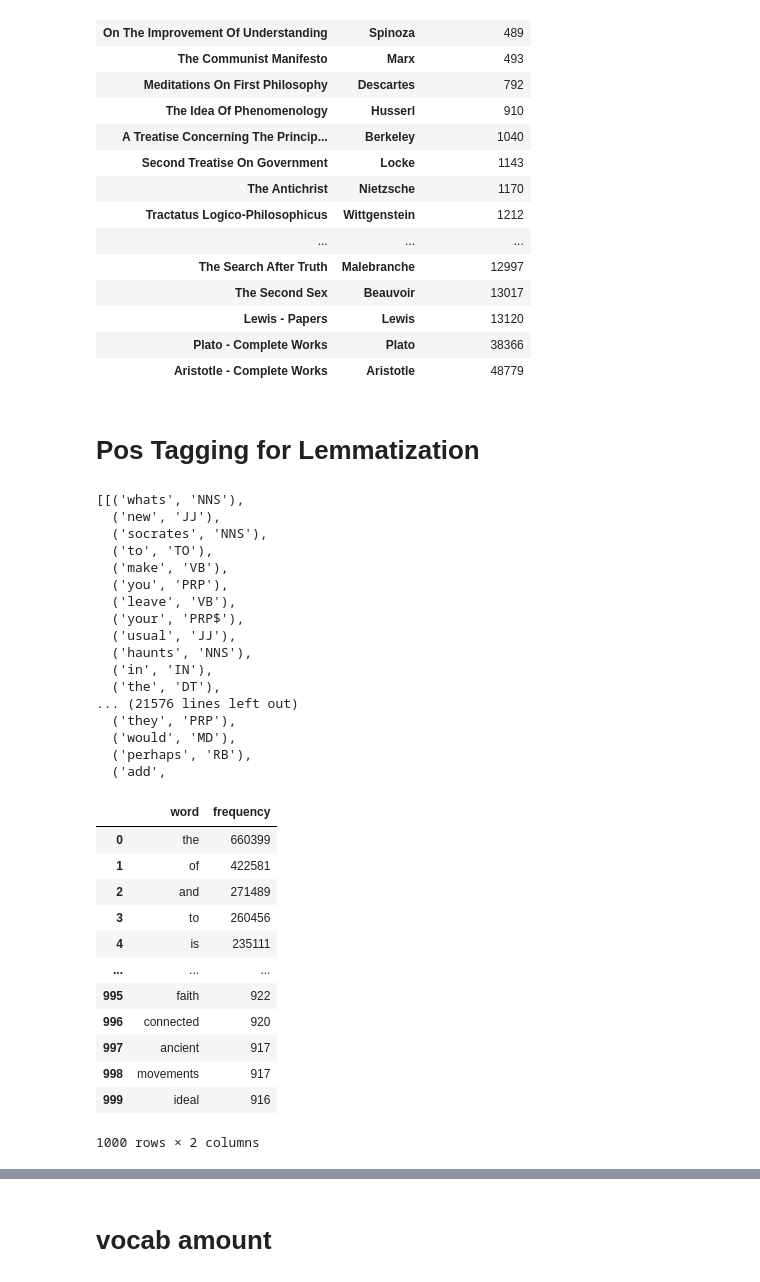
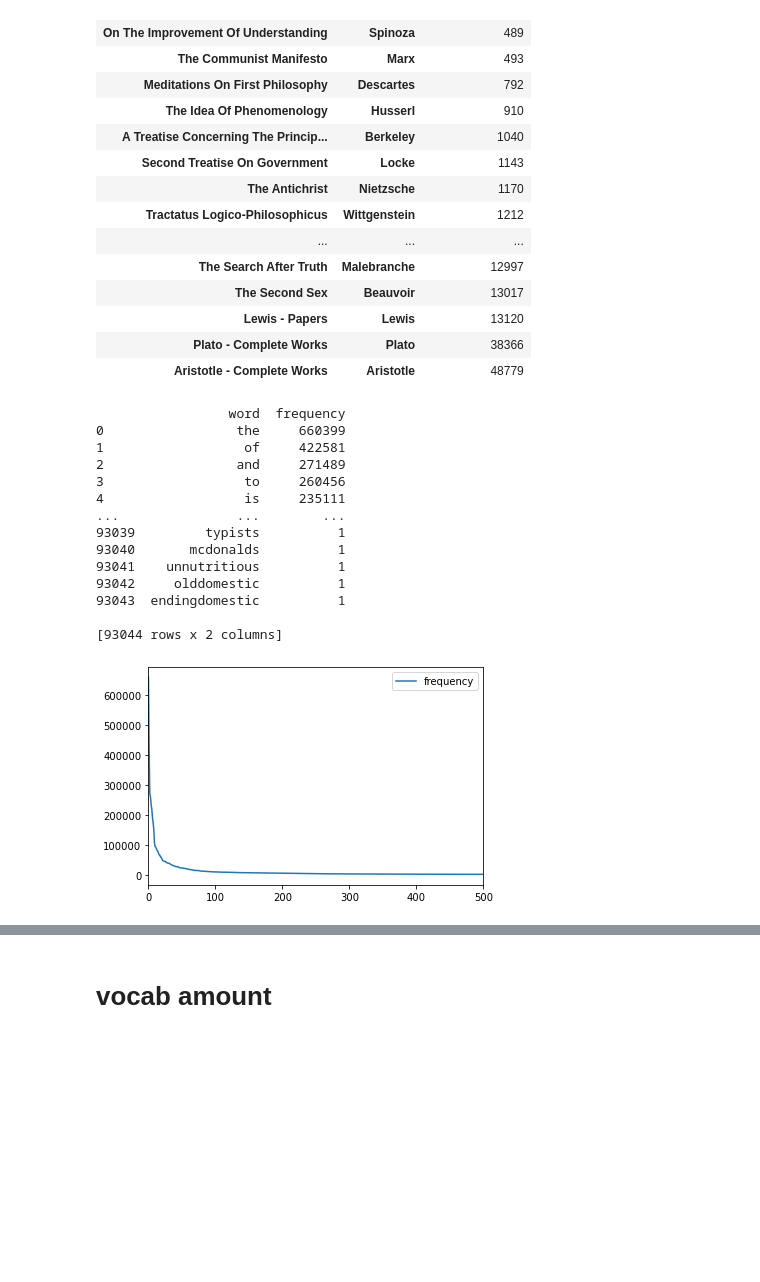
Before and after one commit to jacobacollins/History-of-Philosophy, a Jupyter notebook: Clustering-Model.ipynb, the cells around one changed output, grey strips where cells are left out. Cells and saved outputs as stored; diff of their text form; code cells hidden in the pictures; blank space fills up the shorter version.

```diff
--- a/Clustering-Model.ipynb
+++ b/Clustering-Model.ipynb
@@ -106,46 +105,25 @@ words = [tokenize.word_tokenize(sentence) for sentence in words]
 
 
 vocab_list = [y for x in words for y in x]
-# %% [markdown]
-# Pos Tagging for Lemmatization
-# %%
-post_tagged = []
-for sentence in non_tokenized_words:
-    post_tagged.append(pos_tag(tokenize.word_tokenize(sentence)))
-
-post_tagged
-# %% [output]
-[[('whats', 'NNS'),
-  ('new', 'JJ'),
-  ('socrates', 'NNS'),
-  ('to', 'TO'),
-  ('make', 'VB'),
-  ('you', 'PRP'),
-  ('leave', 'VB'),
-  ('your', 'PRP$'),
-  ('usual', 'JJ'),
-  ('haunts', 'NNS'),
-  ('in', 'IN'),
-  ('the', 'DT'),
-... (21576 lines left out)
-  ('they', 'PRP'),
-  ('would', 'MD'),
-  ('perhaps', 'RB'),
-  ('add',
 # %%
-word_freq = pd.DataFrame(nltk.FreqDist(vocab_list).most_common(1000), columns = ['word', 'frequency'])
-word_freq
+
+word_freq = pd.DataFrame(nltk.FreqDist(vocab_list).most_common(93047), columns = ['word', 'frequency'])
+
+word_freq.plot(xlim=(0,500))
+print(word_freq)
 # %% [output]
-|  | word | frequency |
-| 0 | the | 660399 |
-| 1 | of | 422581 |
-| 2 | and | 271489 |
-| 3 | to | 260456 |
-| 4 | is | 235111 |
-| ... | ... | ... |
-| 995 | faith | 922 |
-| 996 | connected | 920 |
-| 997 | ancient | 917 |
-| 998 | movements | 917 |
-| 999 | ideal | 916 |
-1000 rows × 2 columns
+                 word  frequency
+0                 the     660399
+1                  of     422581
+2                 and     271489
+3                  to     260456
+4                  is     235111
+...               ...        ...
+93039         typists          1
+93040       mcdonalds          1
+93041    unnutritious          1
+93042     olddomestic          1
+93043  endingdomestic          1
+
+[93044 rows x 2 columns]
+[figure, added]
```
Also changed, not shown: parts of 6 cells of this notebook.
